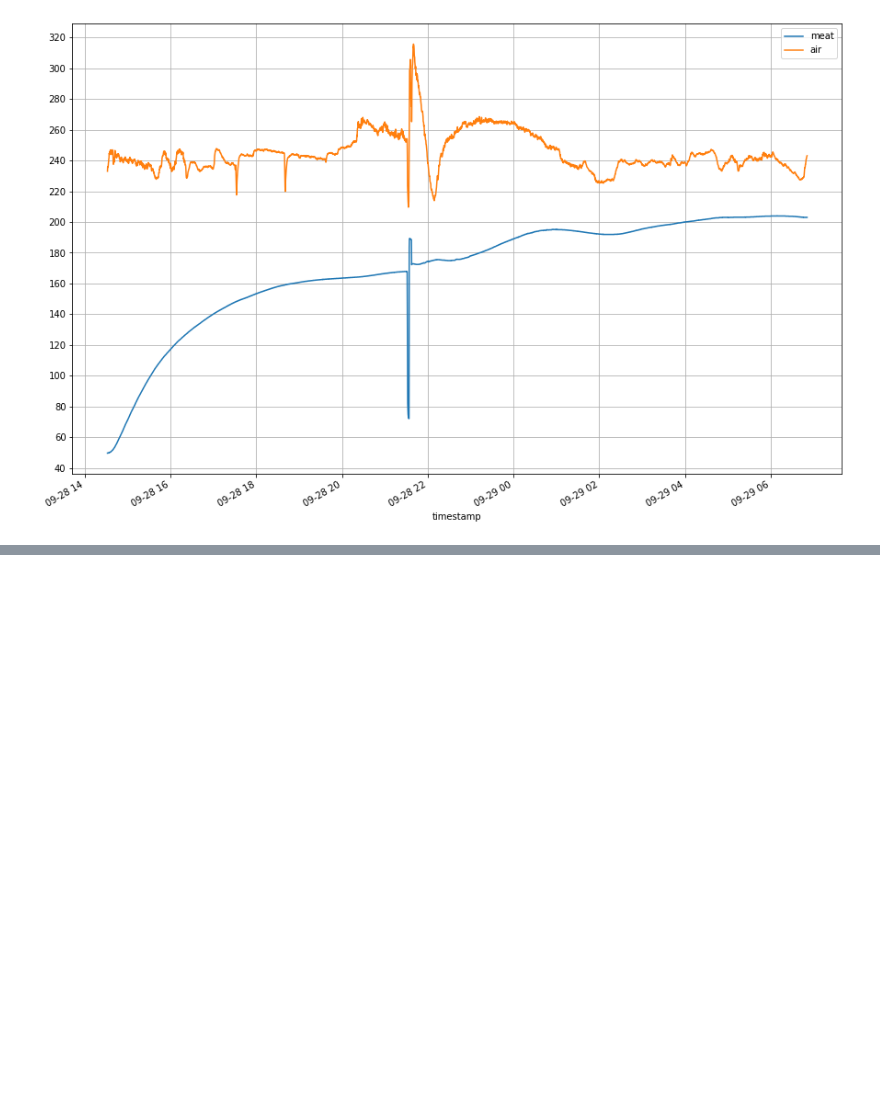
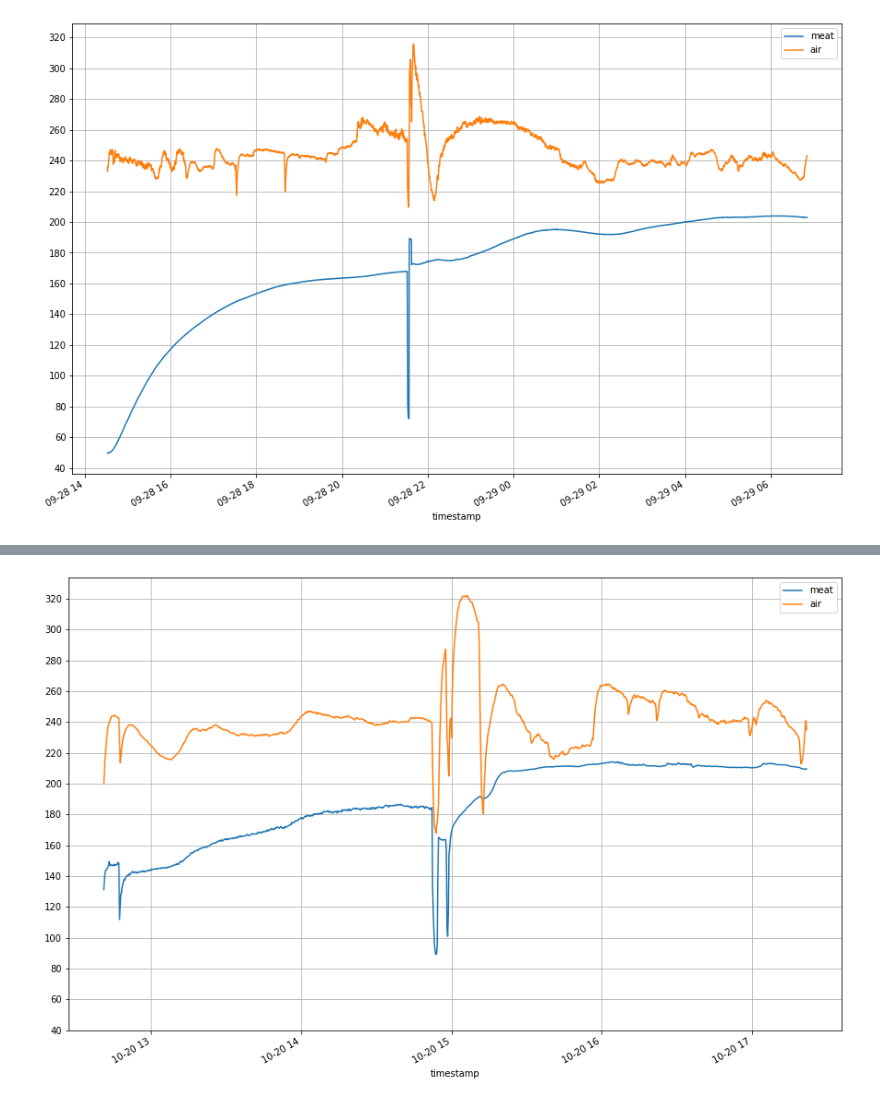
Before and after one commit to sbeckert1/smoker, a Jupyter notebook: data/Untitled.ipynb, the cells around one changed output, grey strips where cells are left out. Saved outputs shown, nothing was run; the diff lists cells and outputs as text; code cells hidden in the pictures; blank space fills up the shorter version.

```diff
--- a/data/Untitled.ipynb
+++ b/data/Untitled.ipynb
@@ -251,3 +251,6 @@ plotJSON('../data/brisket_14_2lb.txt')
 2024-09-29 06:50:56-05:00
 0 days 16:19:10
 [figure]
+# %%
+plotJSON('../data/bb_ribs3_2.txt')
+# %% [output]
@@ -253,0 +260 @@ plotJSON('../data/brisket_14_2lb.txt')
+[figure, added]
```
Also changed, not shown: parts of 1 cell of this notebook, 1 other file.
